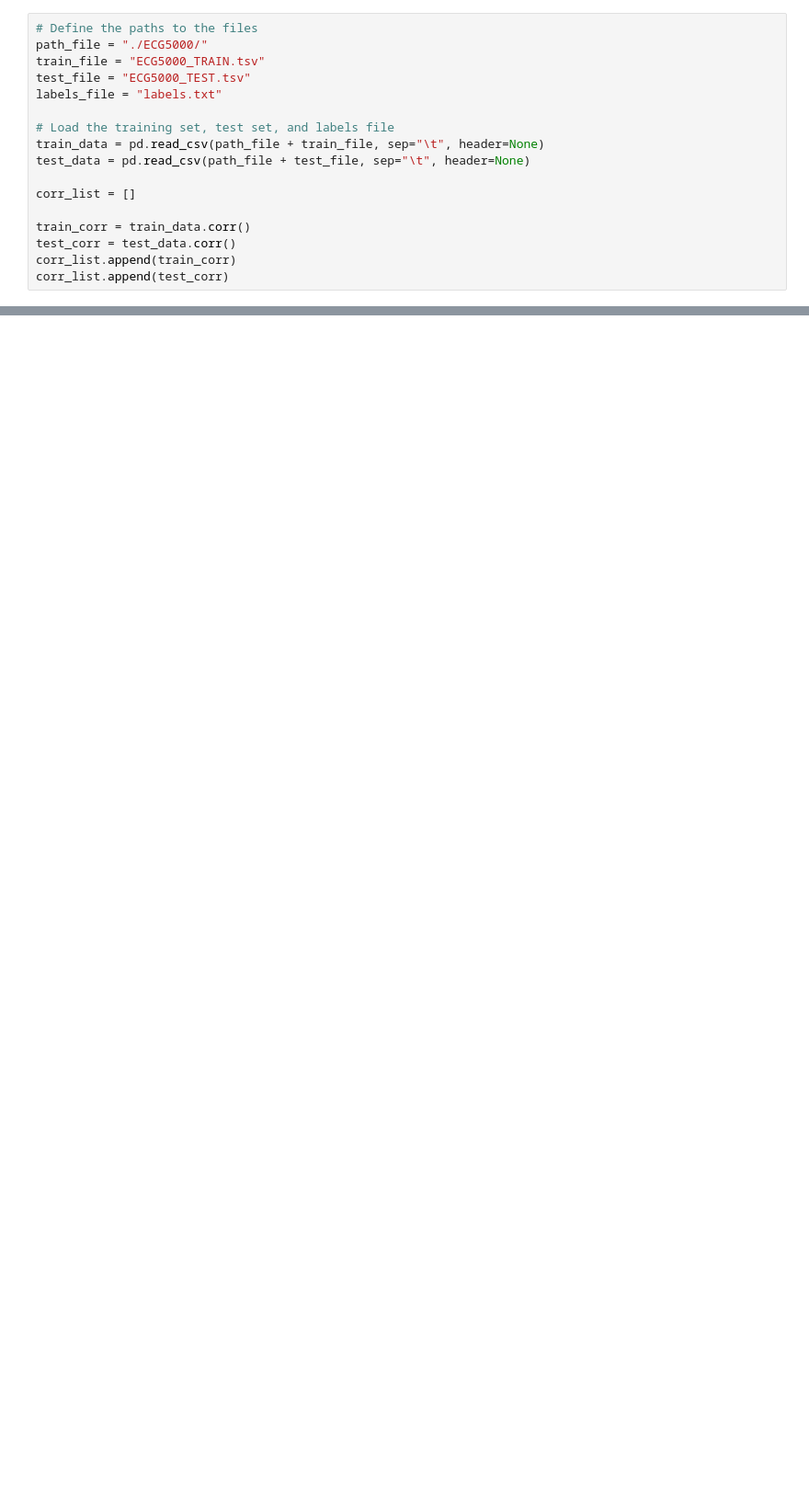
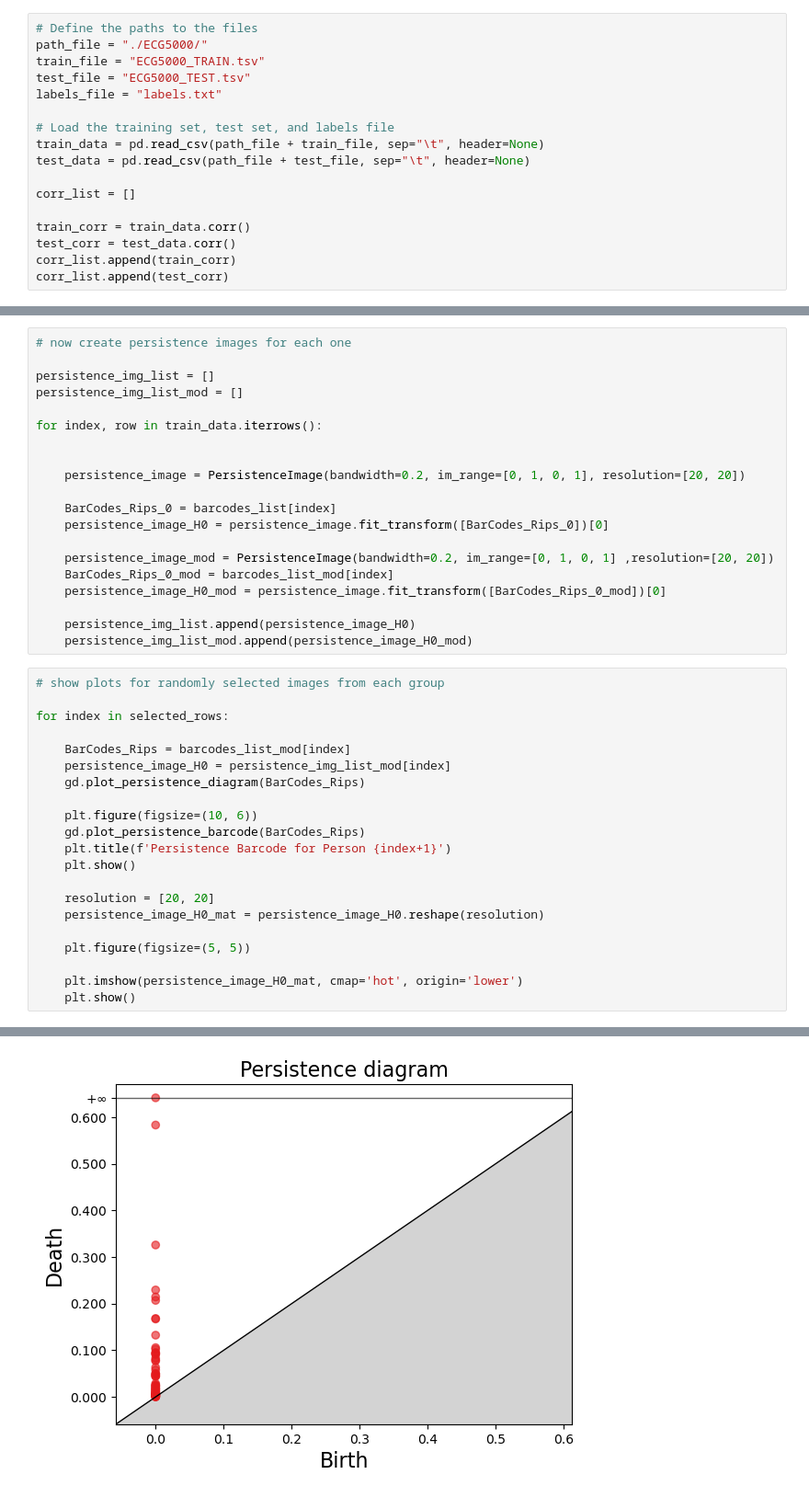
Before and after one commit to abbyheadstrom/FinalCodingProjectTDA, a Jupyter notebook: alpha_simplexes_and_persistence_diagram.ipynb, the cells around one changed output, grey strips where cells are left out. Shown at 92% size. Cells and saved outputs as stored; diff of their text form; blank space fills up the shorter version.

```diff
--- a/alpha_simplexes_and_persistence_diagram.ipynb
+++ b/alpha_simplexes_and_persistence_diagram.ipynb
@@ -163,0 +109,42 @@ plt.show()
+# %%
+# now create persistence images for each one
+
+persistence_img_list = []
+persistence_img_list_mod = []
+
+for index, row in train_data.iterrows():
+
+
+    persistence_image = PersistenceImage(bandwidth=0.2, im_range=[0, 1, 0, 1], resolution=[20, 20])
+
+    BarCodes_Rips_0 = barcodes_list[index]
+    persistence_image_H0 = persistence_image.fit_transform([BarCodes_Rips_0])[0]
+
+    persistence_image_mod = PersistenceImage(bandwidth=0.2, im_range=[0, 1, 0, 1] ,resolution=[20, 20])
+    BarCodes_Rips_0_mod = barcodes_list_mod[index]
+    persistence_image_H0_mod = persistence_image.fit_transform([BarCodes_Rips_0_mod])[0]
+
+    persistence_img_list.append(persistence_image_H0)
+    persistence_img_list_mod.append(persistence_image_H0_mod)
+# %%
+# show plots for randomly selected images from each group
+
+for index in selected_rows:
+
+    BarCodes_Rips = barcodes_list_mod[index]
+    persistence_image_H0 = persistence_img_list_mod[index]
+    gd.plot_persistence_diagram(BarCodes_Rips)
+
+    plt.figure(figsize=(10, 6))
+    gd.plot_persistence_barcode(BarCodes_Rips)
+    plt.title(f'Persistence Barcode for Person {index+1}')
+    plt.show()
+
+    resolution = [20, 20]
+    persistence_image_H0_mat = persistence_image_H0.reshape(resolution)
+
+    plt.figure(figsize=(5, 5))
+
+    plt.imshow(persistence_image_H0_mat, cmap='hot', origin='lower')
+    plt.show()
+# %% [output]
@@ -163,0 +153 @@ plt.show()
+[figure, added]
```
Also changed, not shown: parts of 19 cells of this notebook, 1 other file.
